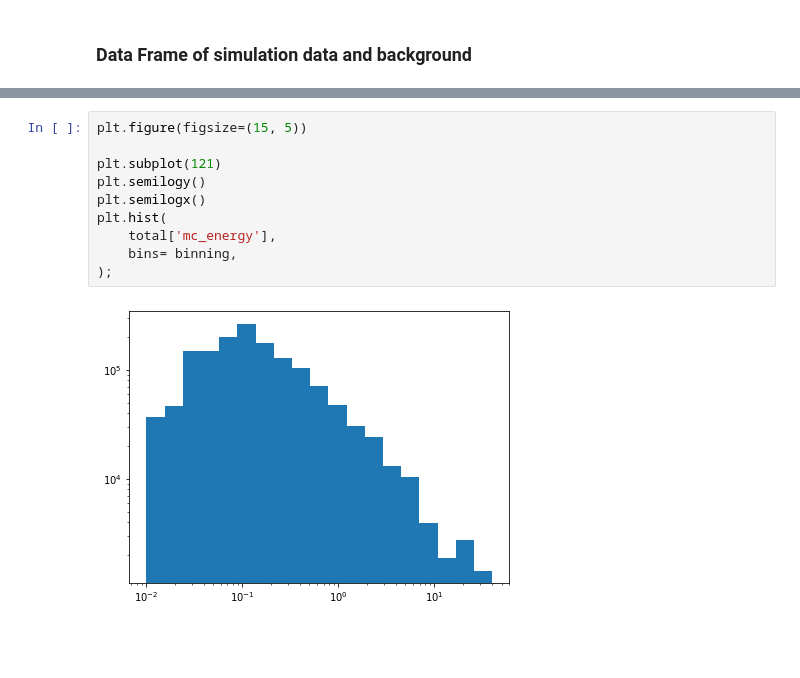
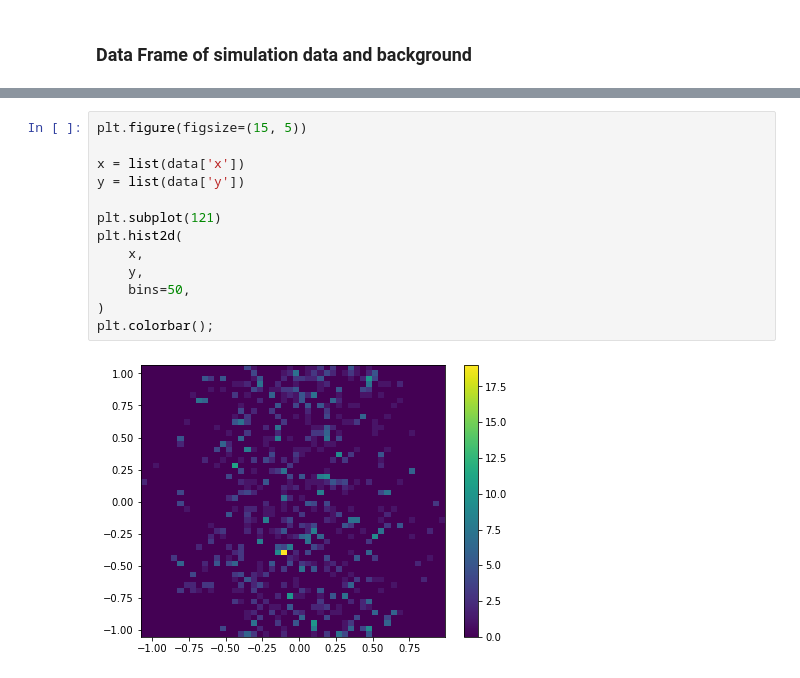
Before and after one commit to cta-observatory/srcsim, a Jupyter notebook: Plot.ipynb, the cells around one changed output, grey strips where cells are left out. Cells and saved outputs as stored; diff of their text form; blank space fills up the shorter version.

```diff
--- a/Plot.ipynb
+++ b/Plot.ipynb
@@ -342,12 +417,15 @@ total
 # %%
 plt.figure(figsize=(15, 5))
 
+x = list(data['x'])
+y = list(data['y'])
+
 plt.subplot(121)
-plt.semilogy()
-plt.semilogx()
-plt.hist(
-    total['mc_energy'],
-    bins= binning,
-);
+plt.hist2d(
+    x,
+    y,
+    bins=50,
+)
+plt.colorbar();
 # %% [output]
-[figure, old version]
+[figure, new version]
```
Also changed, not shown: parts of 10 cells of this notebook, 3 other files.
